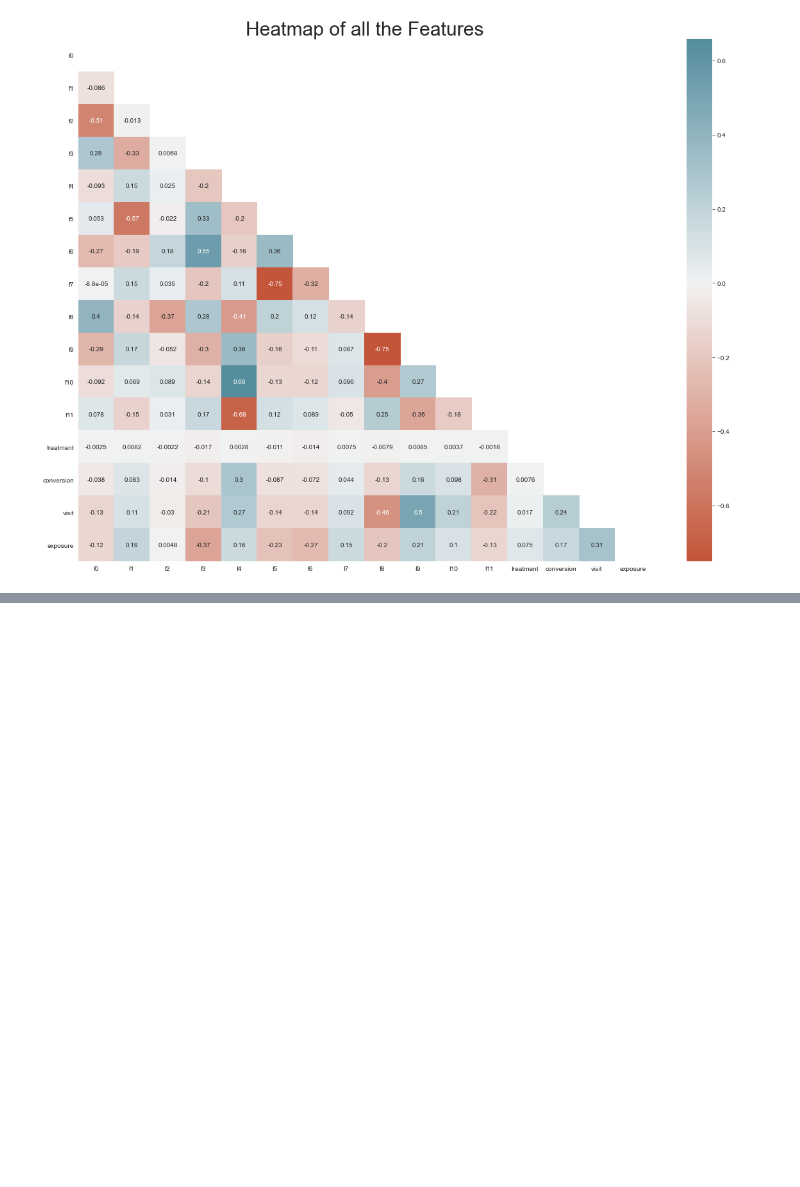
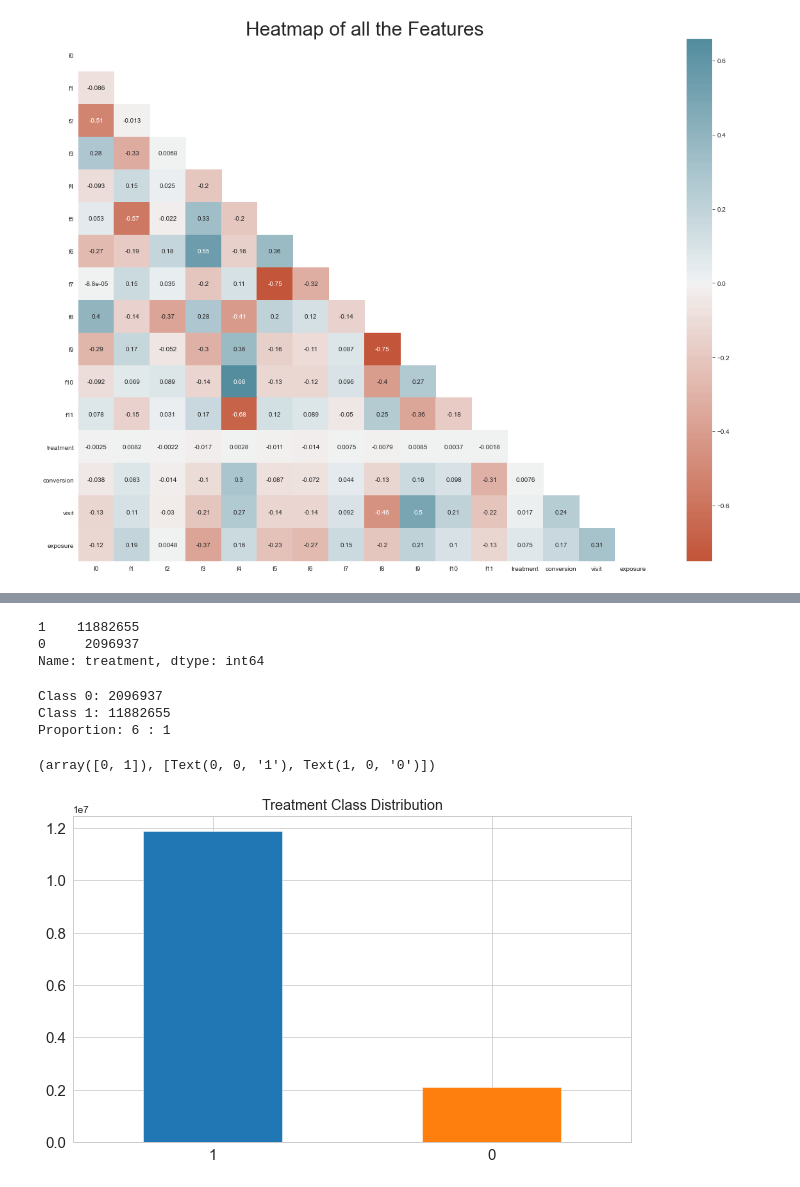
Before and after one commit to abcjamesjordan/uplift-modeling-criteo-kaggle, a Jupyter notebook: analysis.ipynb, the cells around one changed output, grey strips where cells are left out. Cells and saved outputs as stored; diff of their text form; code cells hidden in the pictures; blank space fills up the shorter version.

```diff
--- a/analysis.ipynb
+++ b/analysis.ipynb
@@ -104,0 +203,20 @@ Deprecated in NumPy 1.20; for more details and guidance: https://numpy.org/devdo
+# %%
+df['treatment'].value_counts()
+# %% [output]
+1    11882655
+0     2096937
+Name: treatment, dtype: int64
+# %%
+fig = plt.figure(figsize = (10,6))
+target_count = df['treatment'].value_counts()
+print('Class 0:', target_count[0])
+print('Class 1:', target_count[1])
+print('Proportion:', int(round(target_count[1] / target_count[0])), ': 1')
+target_count.plot(kind='bar', title='Treatment Class Distribution', color=['#2077B4', '#FF7F0E'], fontsize = 15)
+plt.xticks(rotation=0)
+# %% [output]
+Class 0: 2096937
+Class 1: 11882655
+Proportion: 6 : 1
+(array([0, 1]), [Text(0, 0, '1'), Text(1, 0, '0')])
+[figure, added]
```
Also changed, not shown: parts of 51 cells of this notebook, 2 other files.
